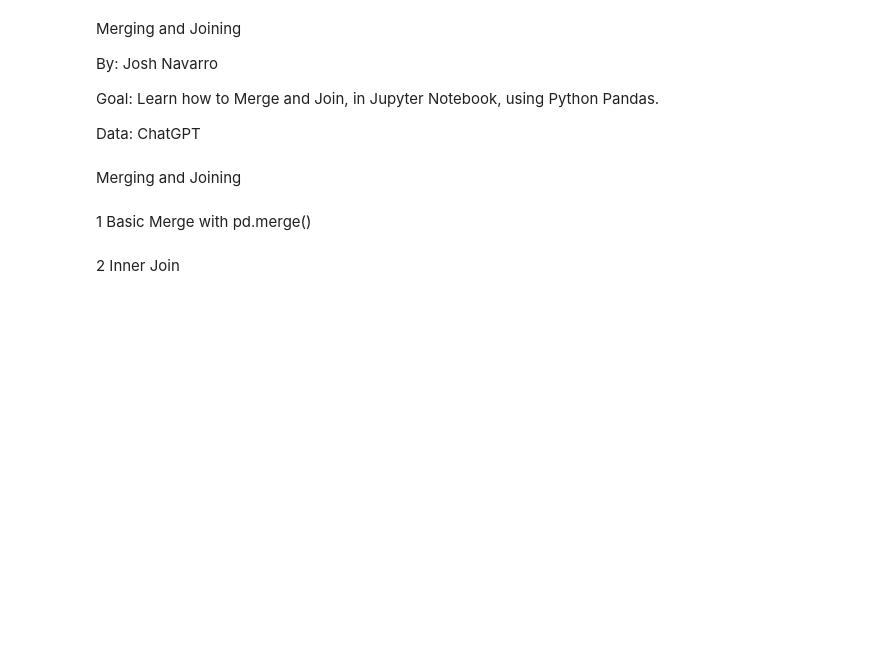
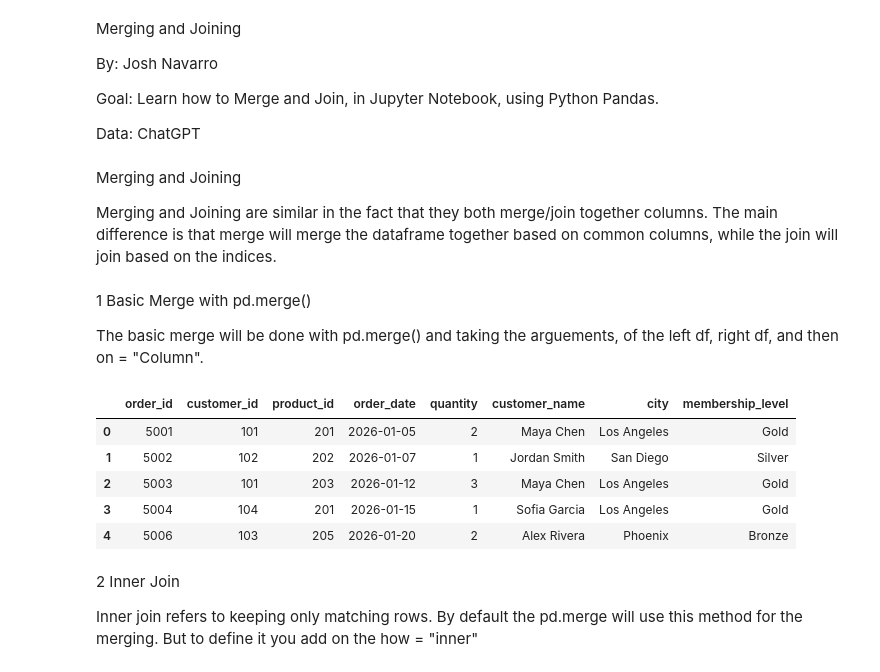
Before and after one commit to JoshPatNava/Data_Transformation, a Jupyter notebook: Merging_Joining/merging_joining.ipynb, the cells around one changed output. Drawn from its saved outputs; the diff is of its cells as text; code cells hidden in the pictures; blank space fills up the shorter version.

```diff
--- a/Merging_Joining/merging_joining.ipynb
+++ b/Merging_Joining/merging_joining.ipynb
@@ -49,7 +49,31 @@ shipping_df = pd.DataFrame({
 })
 # %% [markdown]
 Merging and Joining
+
+Merging and Joining are similar in the fact that they both merge/join together columns. The main difference is that merge will merge the dataframe together based on common columns, while the join will join based on the indices.
 # %% [markdown]
 1 Basic Merge with pd.merge()
+
+The basic merge will be done with pd.merge() and taking the arguements, of the left df, right df, and then on = "Column".
+# %%
+# Merge on the orders data frame
+# and then customers data frame using the customer_id
+
+order_customers = pd.merge(
+    orders_df,
+    customers_df,
+    on = "customer_id"
+)
+
+order_customers.head()
+# %% [output]
+|  | order_id | customer_id | product_id | order_date | quantity | customer_name | city | membership_level |
+| 0 | 5001 | 101 | 201 | 2026-01-05 | 2 | Maya Chen | Los Angeles | Gold |
+| 1 | 5002 | 102 | 202 | 2026-01-07 | 1 | Jordan Smith | San Diego | Silver |
+| 2 | 5003 | 101 | 203 | 2026-01-12 | 3 | Maya Chen | Los Angeles | Gold |
+| 3 | 5004 | 104 | 201 | 2026-01-15 | 1 | Sofia Garcia | Los Angeles | Gold |
+| 4 | 5006 | 103 | 205 | 2026-01-20 | 2 | Alex Rivera | Phoenix | Bronze |
 # %% [markdown]
 2 Inner Join
+
+Inner join refers to keeping only matching rows. By default the pd.merge will use this method for the merging. But to define it you add on the how = "inner"
```
Also changed, not shown: parts of 24 cells of this notebook.
